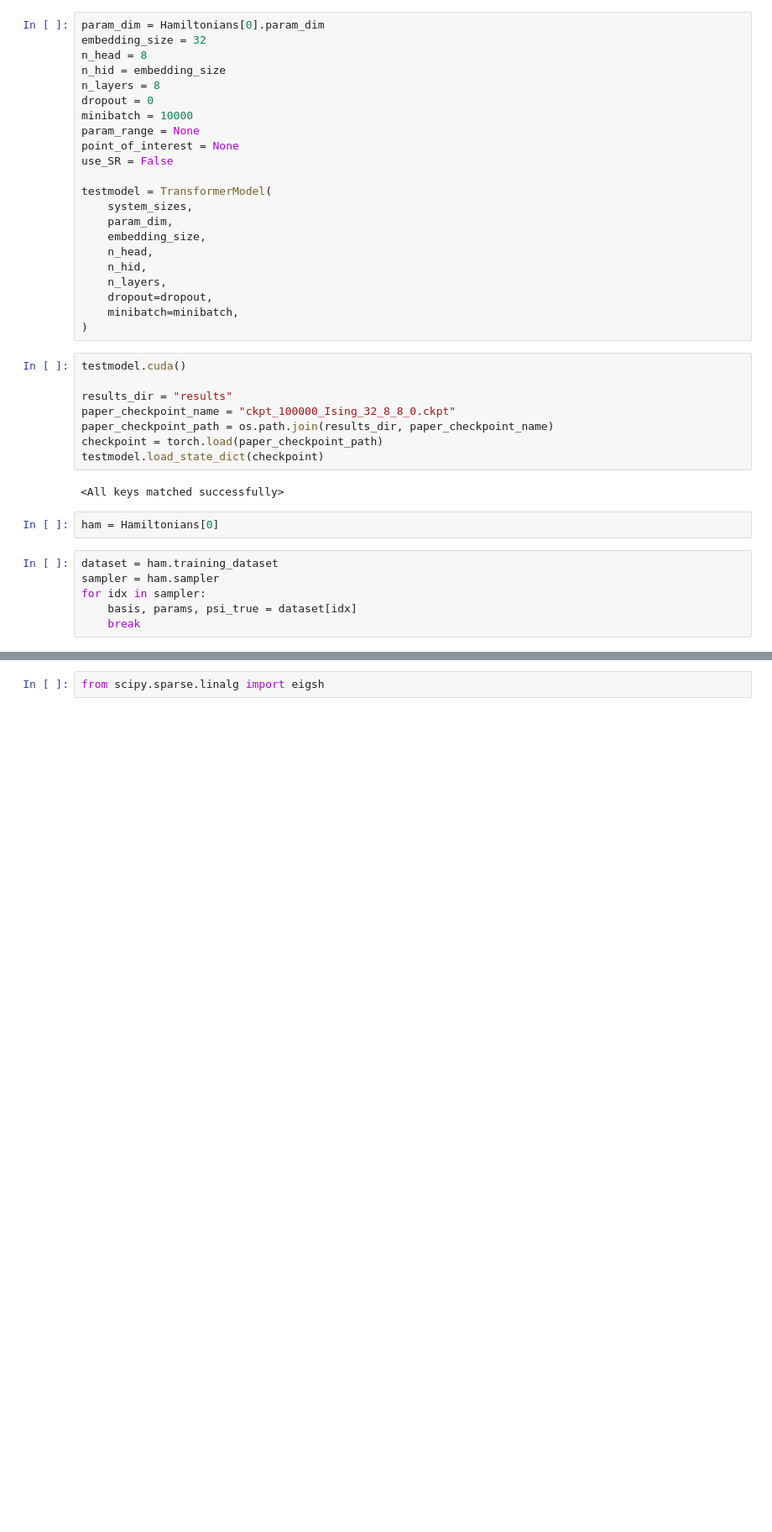
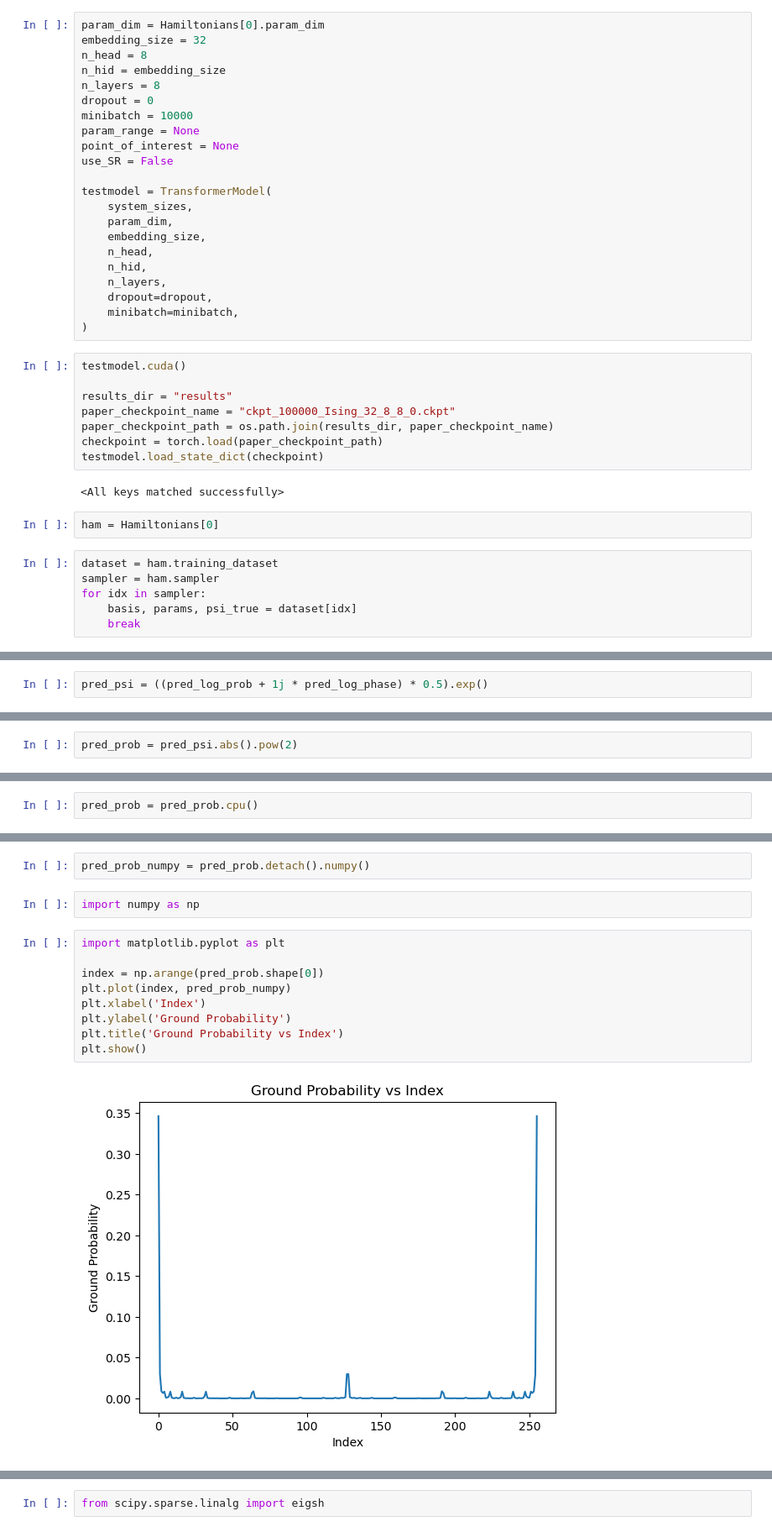
Before and after one commit to spagdoon0411/transformer_quantum_state, a Jupyter notebook: experimentation/phase_investigation.ipynb, the cells around one changed output, grey strips where cells are left out. Shown at 84% size. Saved outputs shown, nothing was run; the diff lists cells and outputs as text; blank space fills up the shorter version.

Commit message:
do more phase experimentation

```diff
--- a/experimentation/phase_investigation.ipynb
+++ b/experimentation/phase_investigation.ipynb
@@ -110,0 +192,2 @@ tensor([-0.0027,  0.0232,  0.0545,  ...,  0.1153, -0.0271, -0.0062],
+# %%
+pred_psi = ((pred_log_prob + 1j * pred_log_phase) * 0.5).exp()
@@ -110,0 +214,2 @@ tensor([-0.0027,  0.0232,  0.0545,  ...,  0.1153, -0.0271, -0.0062],
+# %%
+pred_prob = pred_psi.abs().pow(2)
@@ -110,0 +236,2 @@ tensor([-0.0027,  0.0232,  0.0545,  ...,  0.1153, -0.0271, -0.0062],
+# %%
+pred_prob = pred_prob.cpu()
@@ -110,0 +258,15 @@ tensor([-0.0027,  0.0232,  0.0545,  ...,  0.1153, -0.0271, -0.0062],
+# %%
+pred_prob_numpy = pred_prob.detach().numpy()
+# %%
+import numpy as np
+# %%
+import matplotlib.pyplot as plt
+
+index = np.arange(pred_prob.shape[0])
+plt.plot(index, pred_prob_numpy)
+plt.xlabel('Index')
+plt.ylabel('Ground Probability')
+plt.title('Ground Probability vs Index')
+plt.show()
+# %% [output]
+[figure, added]
```
Also changed, not shown: parts of 23 cells of this notebook.
